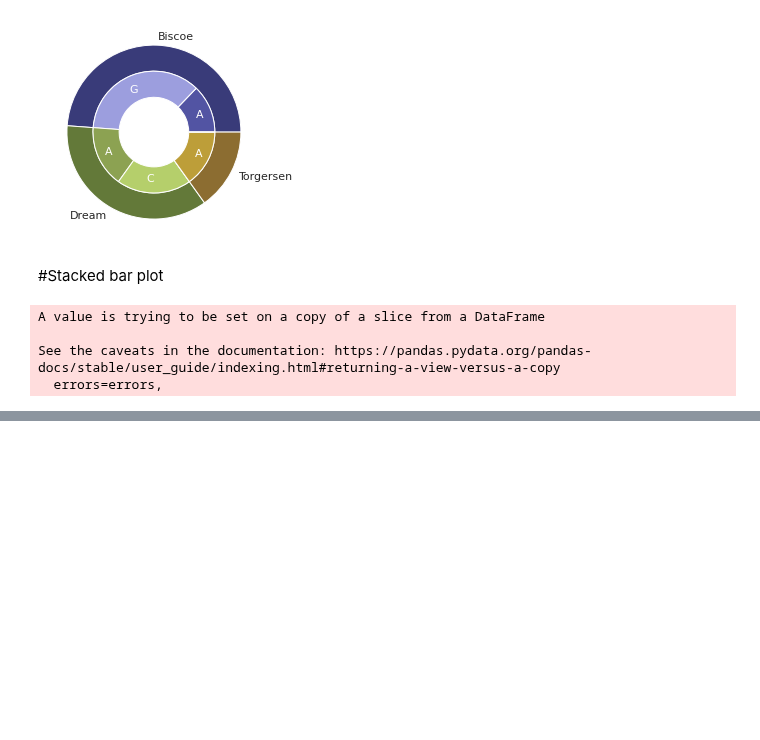
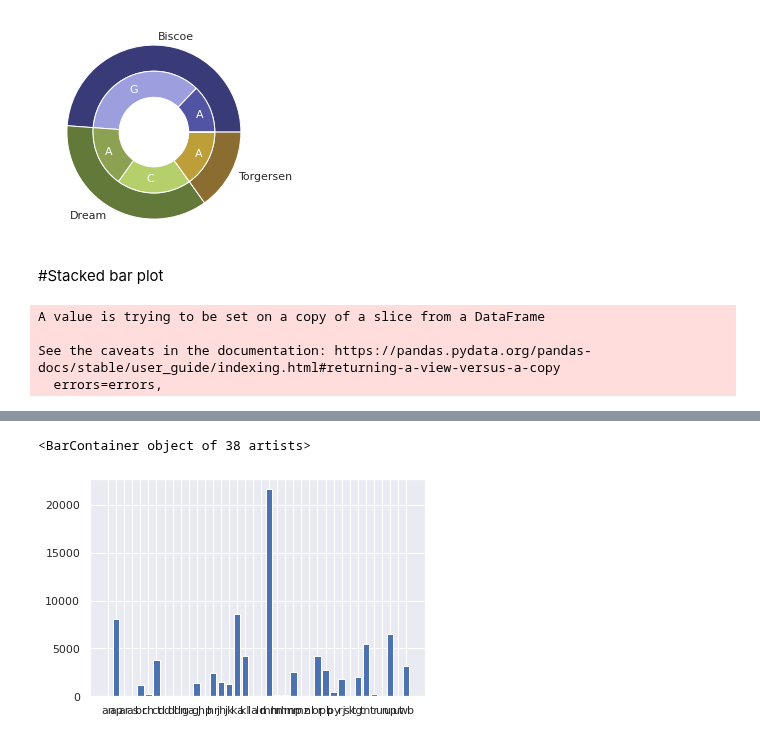
Before and after one commit to ajayks1974/learn_tools_tech, a Jupyter notebook: fds/fds_wk12_visualization.ipynb, the cells around one changed output, grey strips where cells are left out. Saved outputs shown, nothing was run; the diff lists cells and outputs as text; code cells hidden in the pictures; blank space fills up the shorter version.

```diff
--- a/fds/fds_wk12_visualization.ipynb
+++ b/fds/fds_wk12_visualization.ipynb
@@ -247,0 +258,5 @@ KeyError: ignored
+# %%
+plt.bar(df_.index, df_.Confirmed)
+# %% [output]
+<BarContainer object of 38 artists>
+[figure, added]
```
Also changed, not shown: parts of 14 cells of this notebook.
